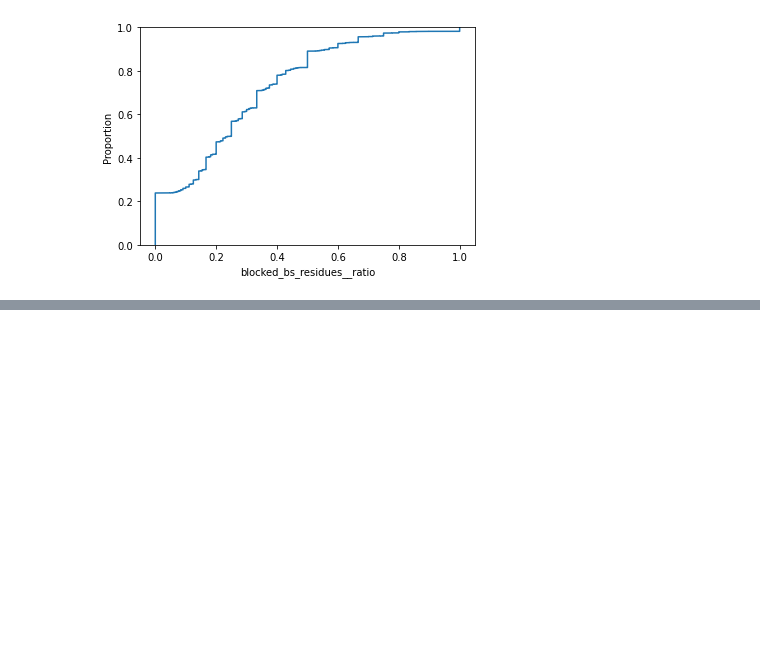
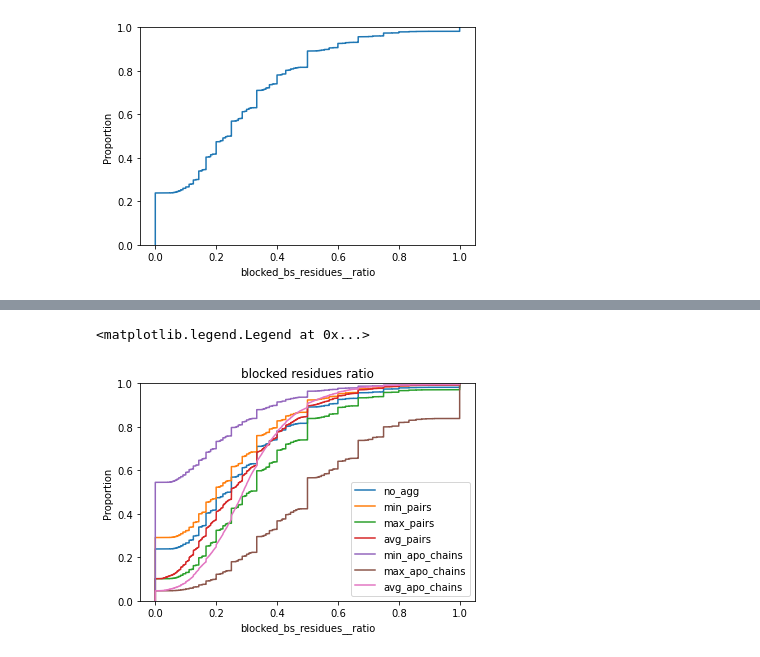
Before and after one commit to adam-kral/cryptic-binding-site-stats, a Jupyter notebook: data_processing/main.ipynb, the cells around one changed output, grey strips where cells are left out. Cells and saved outputs as stored; diff of their text form; code cells hidden in the pictures; blank space fills up the shorter version.

```diff
--- a/data_processing/main.ipynb
+++ b/data_processing/main.ipynb
@@ -111,0 +189,14 @@ todo agregace (binding sites, to je to, co je v tom df/grafu) podle párů (asi
+# %%
+sns.ecdfplot(df, x='blocked_bs_residues__ratio', label='no_agg')
+ax = sns.ecdfplot(min_pairs, x='blocked_bs_residues__ratio', label='min_pairs')
+sns.ecdfplot(max_pairs, x='blocked_bs_residues__ratio', label='max_pairs')
+sns.ecdfplot(avg_pairs, x='blocked_bs_residues__ratio', label='avg_pairs')
+
+
+sns.ecdfplot(min_apo_chains, x='blocked_bs_residues__ratio', label='min_apo_chains')
+sns.ecdfplot(max_apo_chains, x='blocked_bs_residues__ratio', label='max_apo_chains').set_title('blocked residues ratio')
+sns.ecdfplot(avg_apo_chains, x='blocked_bs_residues__ratio', label='avg_apo_chains')
+ax.legend()
+# %% [output]
+<matplotlib.legend.Legend at 0x...>
+[figure, added]
```
Also changed, not shown: parts of 28 cells of this notebook, 2 other files.
